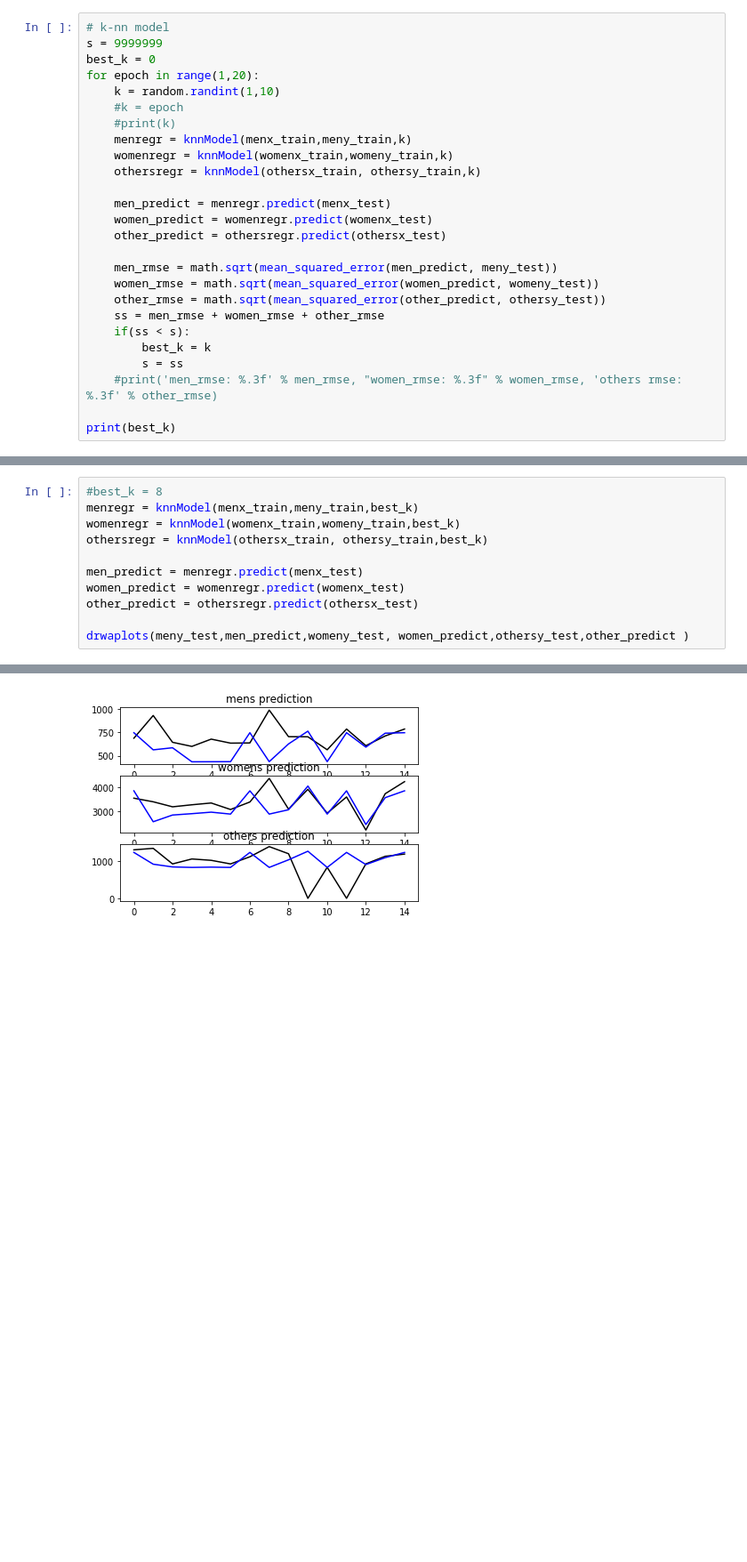
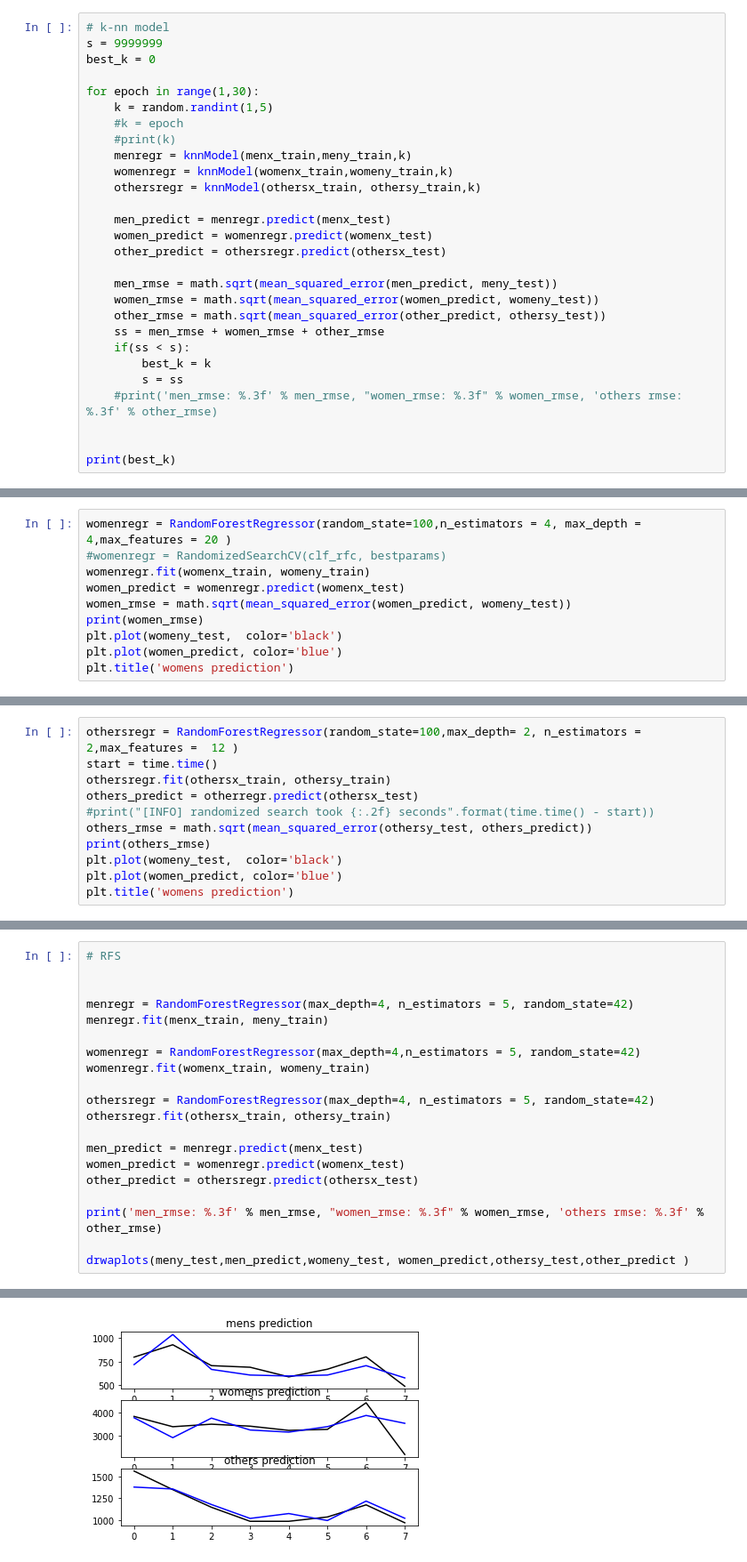
Before and after one commit to venkatrebba/walmart-salesforecast, a Jupyter notebook: sales-forecast.ipynb, the cells around one changed output, grey strips where cells are left out. Shown: that part at 89% size. Saved outputs shown, nothing was run; the diff lists cells and outputs as text; blank space fills up the shorter version.

```diff
--- a/sales-forecast.ipynb
+++ b/sales-forecast.ipynb
@@ -127,8 +283,9 @@ men_rmse: 146.512 women_rmse: 557.139 others rmse: 466.450
 # k-nn model
 s = 9999999
 best_k = 0
-for epoch in range(1,20):
-    k = random.randint(1,10)
+
+for epoch in range(1,30):
+    k = random.randint(1,5)
     #k = epoch
     #print(k)
     menregr = knnModel(menx_train,meny_train,k)
@@ -148,5 +305,6 @@ for epoch in range(1,20):
         s = ss
     #print('men_rmse: %.3f' % men_rmse, "women_rmse: %.3f" % women_rmse, 'others rmse: %.3f' % other_rmse)
 
+
 print(best_k)
 # %% [output]
@@ -153,0 +448,10 @@ print(best_k)
+# %%
+womenregr = RandomForestRegressor(random_state=100,n_estimators = 4, max_depth = 4,max_features = 20 )
+#womenregr = RandomizedSearchCV(clf_rfc, bestparams)
+womenregr.fit(womenx_train, womeny_train)
+women_predict = womenregr.predict(womenx_test)
+women_rmse = math.sqrt(mean_squared_error(women_predict, womeny_test))
+print(women_rmse)
+plt.plot(womeny_test,  color='black')
+plt.plot(women_predict, color='blue')
+plt.title('womens prediction')
@@ -153,0 +500,11 @@ print(best_k)
+# %%
+othersregr = RandomForestRegressor(random_state=100,max_depth= 2, n_estimators = 2,max_features =  12 )
+start = time.time()
+othersregr.fit(othersx_train, othersy_train)
+others_predict = otherregr.predict(othersx_test)
+#print("[INFO] randomized search took {:.2f} seconds".format(time.time() - start))
+others_rmse = math.sqrt(mean_squared_error(othersy_test, others_predict))
+print(others_rmse)
+plt.plot(womeny_test,  color='black')
+plt.plot(women_predict, color='blue')
+plt.title('womens prediction')
@@ -154,12 +515,21 @@ print(best_k)
 # %%
-#best_k = 8
-menregr = knnModel(menx_train,meny_train,best_k)
-womenregr = knnModel(womenx_train,womeny_train,best_k)
-othersregr = knnModel(othersx_train, othersy_train,best_k)
+# RFS
+
+
+menregr = RandomForestRegressor(max_depth=4, n_estimators = 5, random_state=42)
+menregr.fit(menx_train, meny_train)
+
+womenregr = RandomForestRegressor(max_depth=4,n_estimators = 5, random_state=42)
+womenregr.fit(womenx_train, womeny_train)
+
+othersregr = RandomForestRegressor(max_depth=4, n_estimators = 5, random_state=42)
+othersregr.fit(othersx_train, othersy_train)
 
 men_predict = menregr.predict(menx_test)
 women_predict = womenregr.predict(womenx_test)
 other_predict = othersregr.predict(othersx_test)
 
+print('men_rmse: %.3f' % men_rmse, "women_rmse: %.3f" % women_rmse, 'others rmse: %.3f' % other_rmse)
+
 drwaplots(meny_test,men_predict,womeny_test, women_predict,othersy_test,other_predict )
 # %% [output]
@@ -166 +537 @@ drwaplots(meny_test,men_predict,womeny_test, women_predict,othersy_test,other_pr
-[figure, old version]
+[figure, new version]
```
Also changed, not shown: parts of 30 cells of this notebook, 14 other files.
